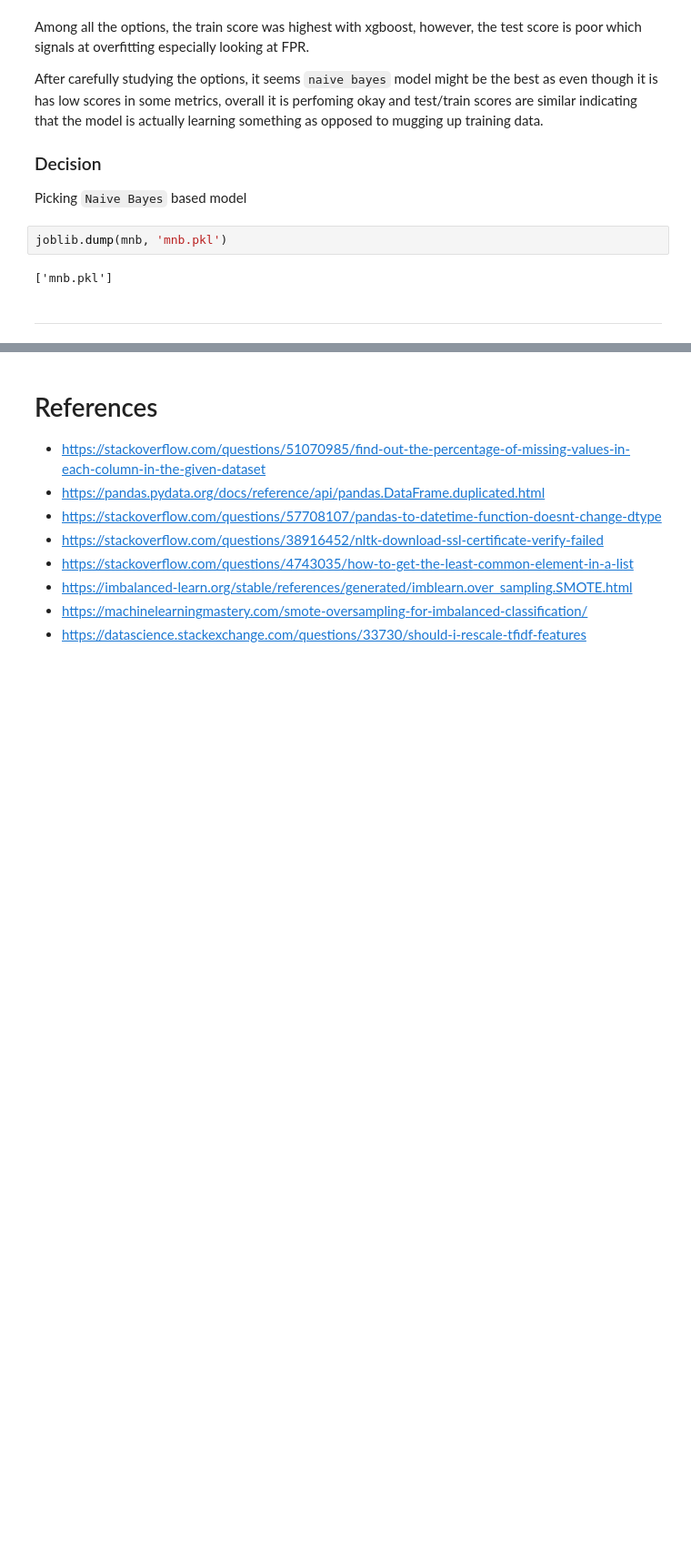
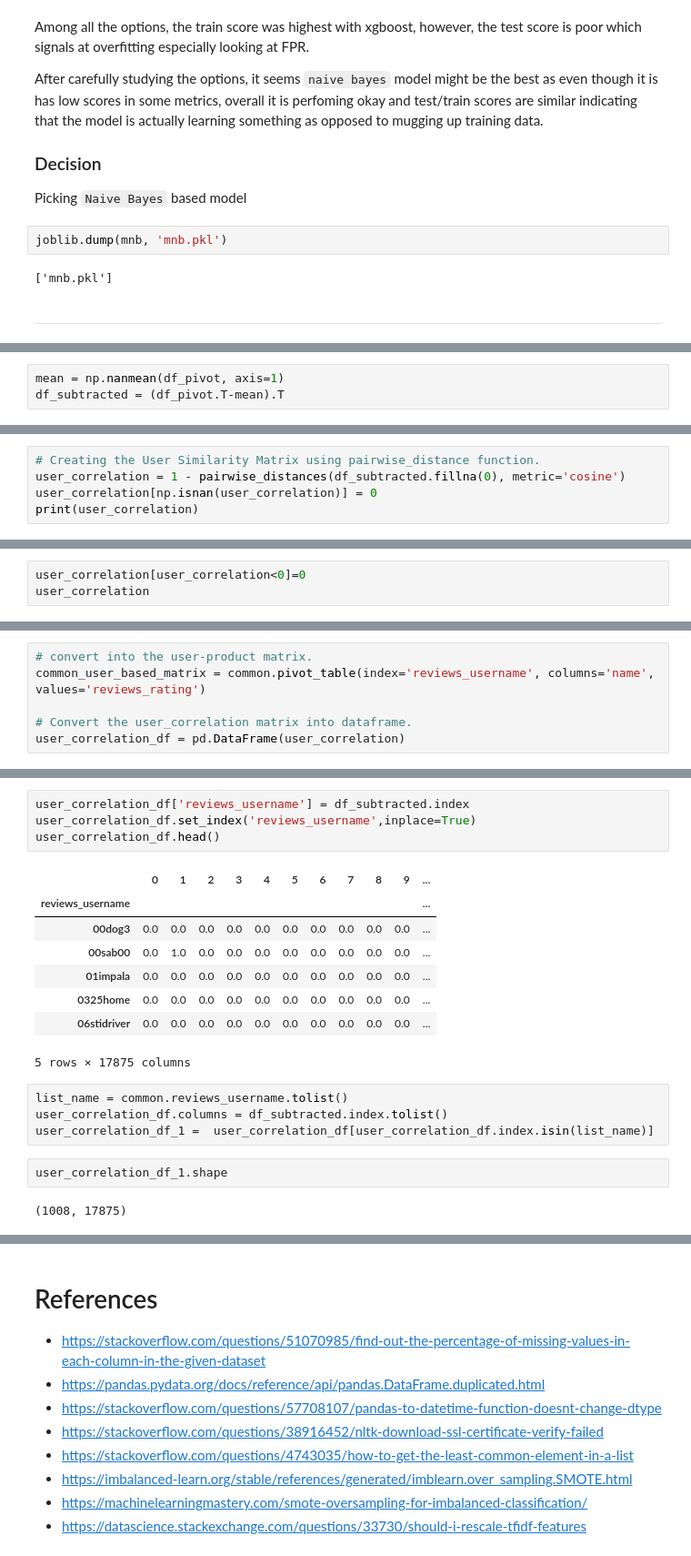
Before and after one commit to ayushxx7/SentimentBasedProductRecommendationSystem, a Jupyter notebook: capstone.ipynb, the cells around one changed output, grey strips where cells are left out. Shown at 91% size. Saved outputs shown, nothing was run; the diff lists cells and outputs as text; blank space fills up the shorter version.

```diff
--- a/capstone.ipynb
+++ b/capstone.ipynb
@@ -2467,0 +2546,3 @@ joblib.dump(mnb, 'mnb.pkl')
+# %%
+mean = np.nanmean(df_pivot, axis=1)
+df_subtracted = (df_pivot.T-mean).T
@@ -2467,0 +2551,5 @@ joblib.dump(mnb, 'mnb.pkl')
+# %%
+# Creating the User Similarity Matrix using pairwise_distance function.
+user_correlation = 1 - pairwise_distances(df_subtracted.fillna(0), metric='cosine')
+user_correlation[np.isnan(user_correlation)] = 0
+print(user_correlation)
@@ -2467,0 +2571,3 @@ joblib.dump(mnb, 'mnb.pkl')
+# %%
+user_correlation[user_correlation<0]=0
+user_correlation
@@ -2467,0 +2649,6 @@ joblib.dump(mnb, 'mnb.pkl')
+# %%
+# convert into the user-product matrix.
+common_user_based_matrix = common.pivot_table(index='reviews_username', columns='name', values='reviews_rating')
+
+# Convert the user_correlation matrix into dataframe.
+user_correlation_df = pd.DataFrame(user_correlation)
@@ -2467,0 +2662,21 @@ joblib.dump(mnb, 'mnb.pkl')
+# %%
+user_correlation_df['reviews_username'] = df_subtracted.index
+user_correlation_df.set_index('reviews_username',inplace=True)
+user_correlation_df.head()
+# %% [output]
+|  | 0 | 1 | 2 | 3 | 4 | 5 | 6 | 7 | 8 | 9 | ... |
+| reviews_username |  |  |  |  |  |  |  |  |  |  | ... |
+| 00dog3 | 0.0 | 0.0 | 0.0 | 0.0 | 0.0 | 0.0 | 0.0 | 0.0 | 0.0 | 0.0 | ... |
+| 00sab00 | 0.0 | 1.0 | 0.0 | 0.0 | 0.0 | 0.0 | 0.0 | 0.0 | 0.0 | 0.0 | ... |
+| 01impala | 0.0 | 0.0 | 0.0 | 0.0 | 0.0 | 0.0 | 0.0 | 0.0 | 0.0 | 0.0 | ... |
+| 0325home | 0.0 | 0.0 | 0.0 | 0.0 | 0.0 | 0.0 | 0.0 | 0.0 | 0.0 | 0.0 | ... |
+| 06stidriver | 0.0 | 0.0 | 0.0 | 0.0 | 0.0 | 0.0 | 0.0 | 0.0 | 0.0 | 0.0 | ... |
+5 rows × 17875 columns
+# %%
+list_name = common.reviews_username.tolist()
+user_correlation_df.columns = df_subtracted.index.tolist()
+user_correlation_df_1 =  user_correlation_df[user_correlation_df.index.isin(list_name)]
+# %%
+user_correlation_df_1.shape
+# %% [output]
+(1008, 17875)
```
Also changed, not shown: parts of 109 cells of this notebook, 1 other file.
